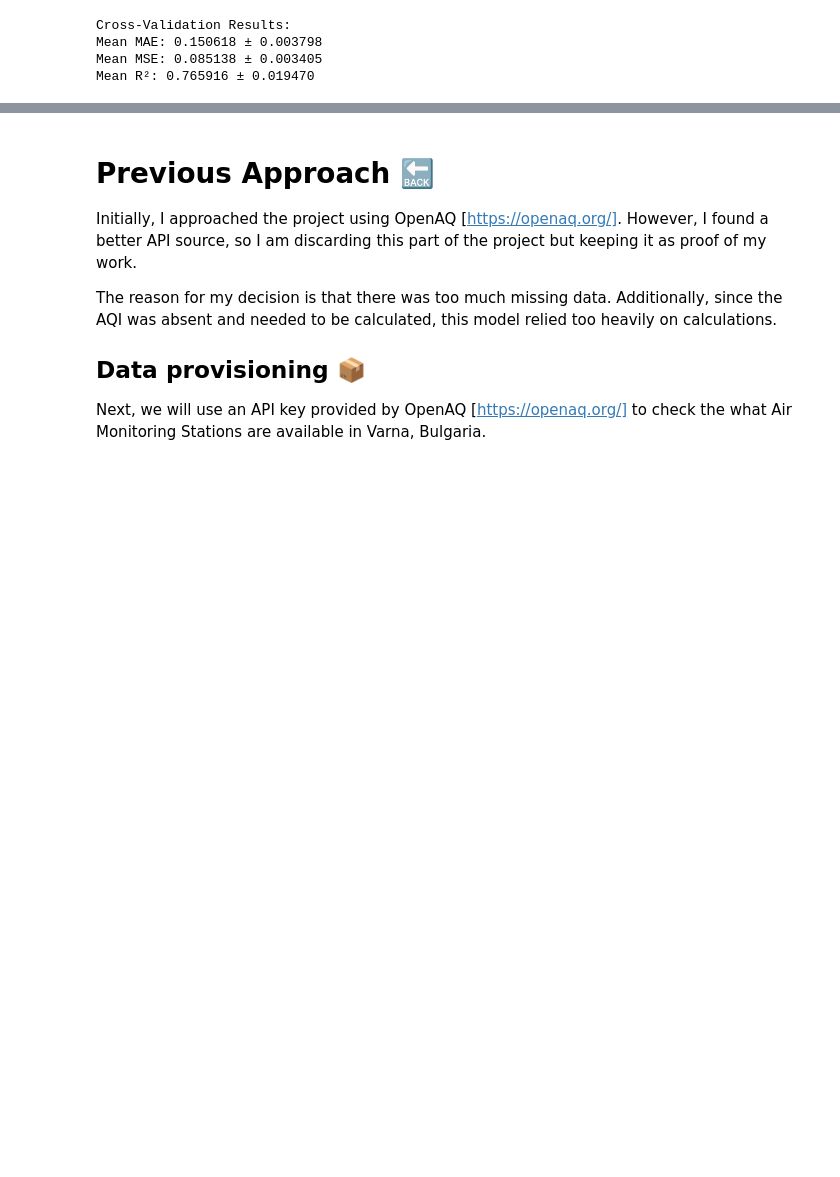
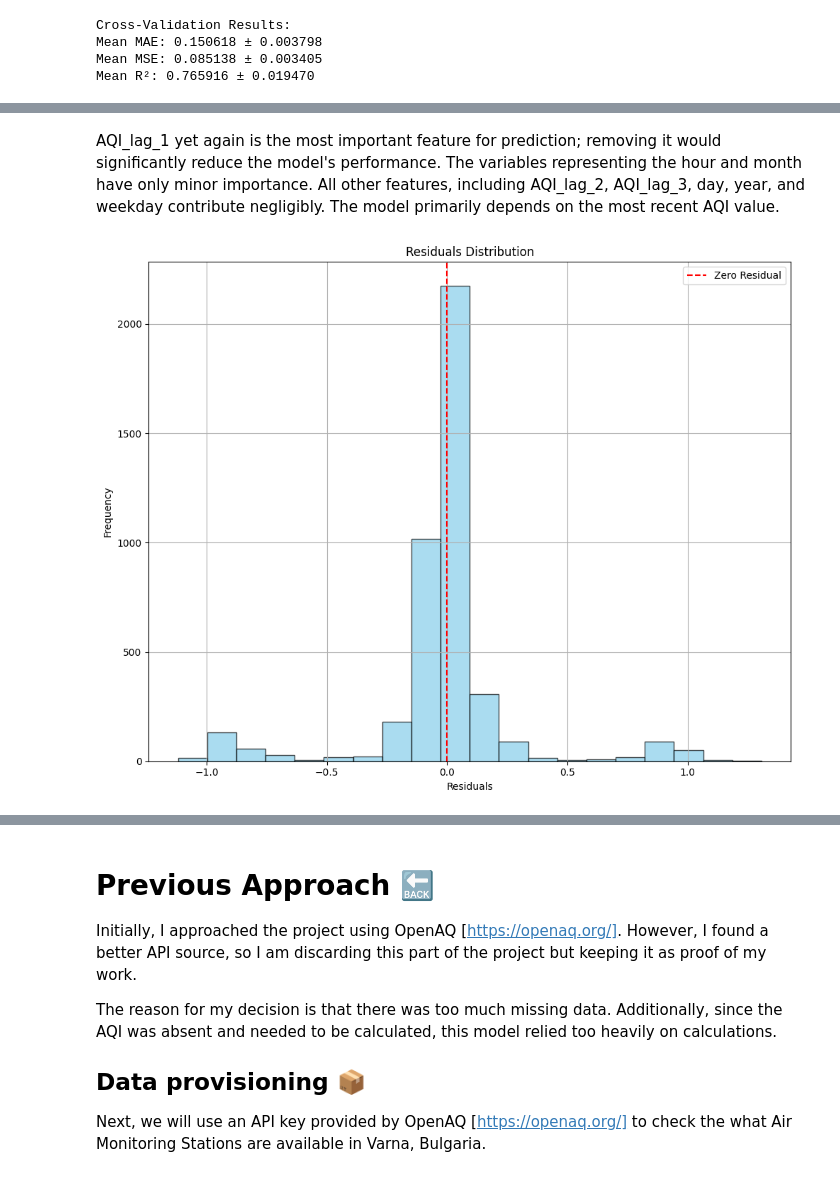
Before and after one commit to ivetkalchev/VarnaAir, a Jupyter notebook: varnaair.ipynb, the cells around one changed output, grey strips where cells are left out. Cells and saved outputs as stored; diff of their text form; code cells hidden in the pictures; blank space fills up the shorter version.

```diff
--- a/varnaair.ipynb
+++ b/varnaair.ipynb
@@ -877,0 +968,17 @@ If you prioritize simplicity and speed, LGBM is an excellent choice. However, if
+# %% [markdown]
+AQI_lag_1 yet again is the most important feature for prediction; removing it would significantly reduce the model's performance. The variables representing the hour and month have only minor importance. All other features, including AQI_lag_2, AQI_lag_3, day, year, and weekday contribute negligibly. The model primarily depends on the most recent AQI value.
+# %%
+plt.figure(figsize=(10, 8))
+
+residuals = y_test - stack_preds
+plt.hist(residuals, bins=20, color="skyblue", alpha=0.7, edgecolor="black")
+plt.title("Residuals Distribution")
+plt.xlabel("Residuals")
+plt.ylabel("Frequency")
+plt.axvline(0, color="red", linestyle="--", label="Zero Residual")
+plt.legend()
+plt.grid()
+plt.tight_layout()
+plt.show()
+# %% [output]
+[figure, added]
```
Also changed, not shown: parts of 23 cells of this notebook, 4 other files.
